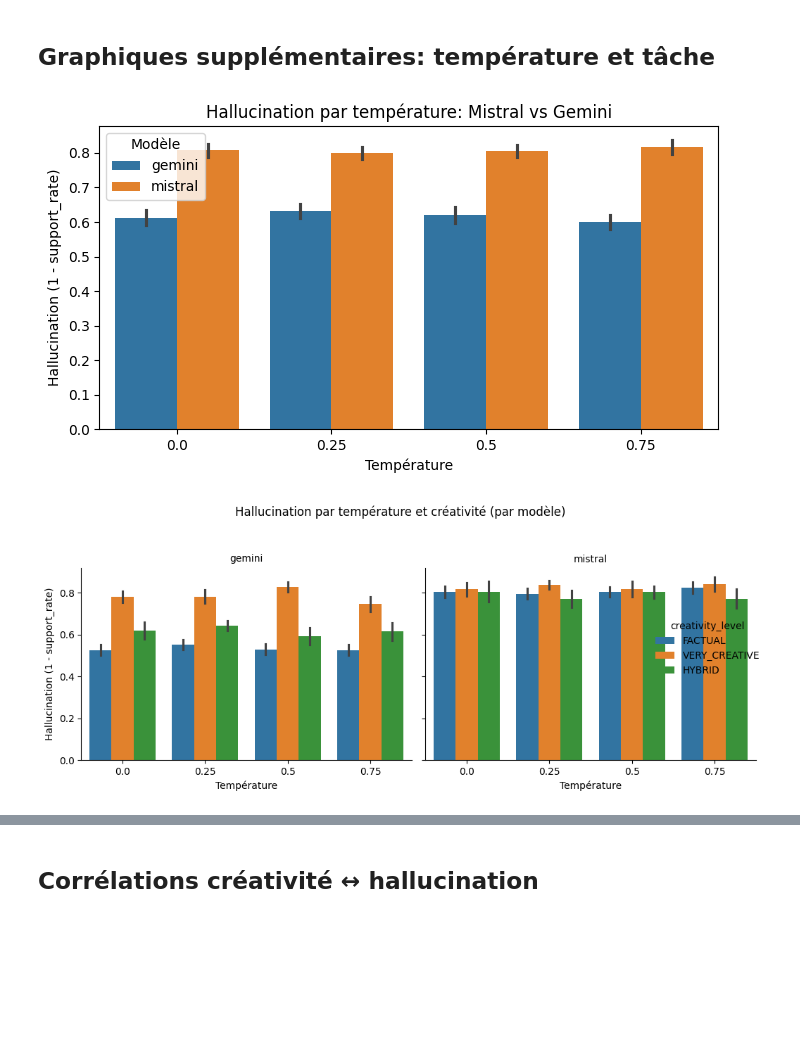
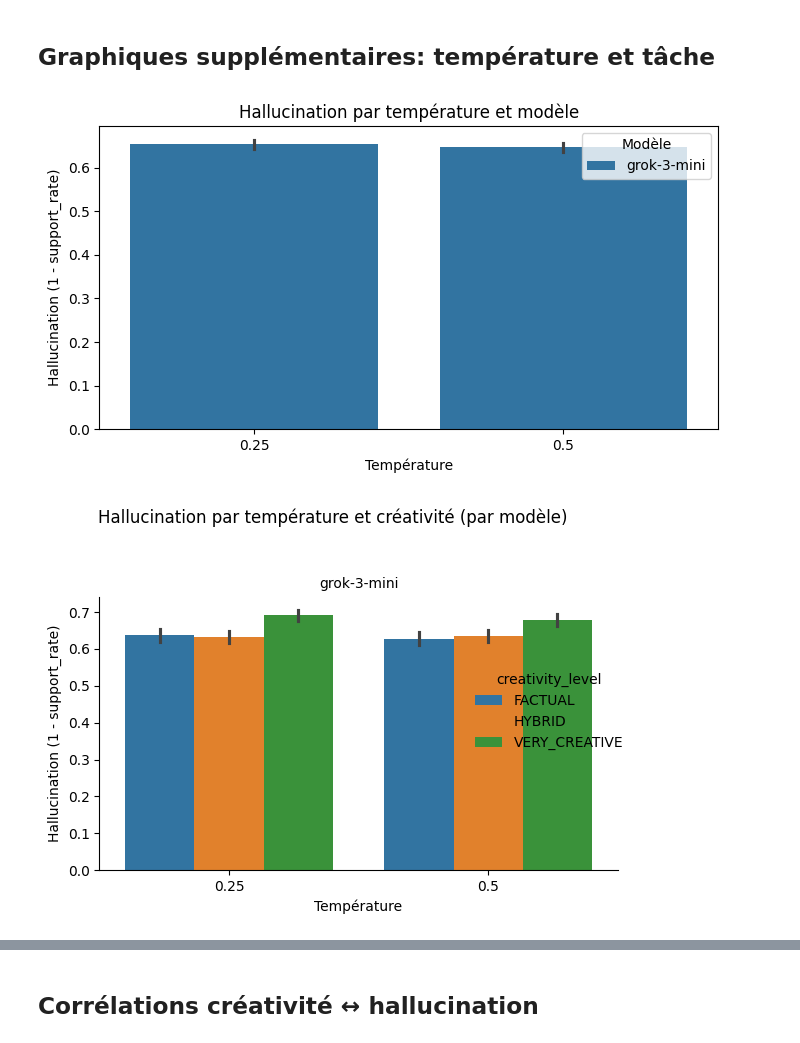
Before and after one commit to Fireman4740/HalluLens, a Jupyter notebook: notebook/correlation.ipynb, the cells around one changed output, grey strips where cells are left out. Cells and saved outputs as stored; diff of their text form; code cells hidden in the pictures; blank space fills up the shorter version.

```diff
--- a/notebook/correlation.ipynb
+++ b/notebook/correlation.ipynb
@@ -13,8 +15,11 @@ import json
 import pandas as pd
 import numpy as np
 
-OUTPUT_ROOT = Path('../output/longwiki-hybrid')
+OUTPUT_ROOT = Path('../output/longwiki-hybrid2')
 LENGTH_FILTER = None  # set to None to analyze all lengths
+
+CREATIVITY_ORDER = ['FACTUAL', 'HYBRID', 'VERY_CREATIVE']
+CREATIVITY_RANK = {k: i for i, k in enumerate(CREATIVITY_ORDER)}
 # %%
 def _read_jsonl(path):
     rows = []
@@ -25,6 +30,7 @@ def _read_jsonl(path):
                 continue
             rows.append(json.loads(line))
     return rows
+
 
 def load_run(run_dir):
     # generation metadata per prompt
@@ -40,6 +46,10 @@ def load_run(run_dir):
     # run-level metadata
     cfg = json.loads((run_dir / 'run_config.json').read_text(encoding='utf-8'))
     model_name = cfg.get('model_name')
+    if not model_name:
+        model_name = cfg.get('args', {}).get('model')
+        if isinstance(model_name, str) and '/' in model_name:
+            model_name = model_name.split('/')[-1]
     temperature = float(cfg.get('args', {}).get('temperature'))
 
     # claim-level evals
@@ -121,13 +179,18 @@ summary.sort_values(['length_words', 'creativity_level'])
 # %%
 # Ordre fixe des classes de créativité
-CREATIVITY_ORDER = ['FACTUAL', 'HYBRID', 'VERY_CREATIVE']
 df['creativity_level'] = pd.Categorical(df['creativity_level'], categories=CREATIVITY_ORDER, ordered=True)
 if 'df_f' in globals():
     df_f['creativity_level'] = pd.Categorical(df_f['creativity_level'], categories=CREATIVITY_ORDER, ordered=True)
+if 'df_base' in globals():
+    df_base['creativity_level'] = pd.Categorical(df_base['creativity_level'], categories=CREATIVITY_ORDER, ordered=True)
+if 'df_model_agg' in globals():
+    df_model_agg['creativity_level'] = pd.Categorical(df_model_agg['creativity_level'], categories=CREATIVITY_ORDER, ordered=True)
 if 'df_mg' in globals():
     df_mg['creativity_level'] = pd.Categorical(df_mg['creativity_level'], categories=CREATIVITY_ORDER, ordered=True)
 if 'df_mg_f' in globals():
     df_mg_f['creativity_level'] = pd.Categorical(df_mg_f['creativity_level'], categories=CREATIVITY_ORDER, ordered=True)
+if 'summary' in globals():
+    summary['creativity_level'] = pd.Categorical(summary['creativity_level'], categories=CREATIVITY_ORDER, ordered=True)
 # %% [markdown]
 **Note:** Les graphiques utilisent l'ordre FIXE des classes de créativité: FACTUAL → HYBRID → VERY_CREATIVE.
 # %%
@@ -193,14 +311,13 @@ by_model.sort_values(['model_name', 'temperature', 'length_words', 'creativity_l
 
 Ces graphiques comparent directement les deux familles de modèles.
 # %%
-# Filtrer les deux modèles (ajuste si d'autres variantes existent)
+# Comparaison multi-modèles (nom de modèle issu de run_config.json)
 import matplotlib.pyplot as plt
 import seaborn as sns
-model_mask = df['model_name'].str.contains('mistral', case=False) | df['model_name'].str.contains('gemini', case=False)
-df_mg = df[model_mask].copy()
-df_mg['model_family'] = df_mg['model_name'].apply(lambda x: 'mistral' if 'mistral' in x.lower() else 'gemini')
 
-# Appliquer le même filtre de longueur si défini
+# Utilise la base agrégée par modèle pour éviter les biais de taille d'échantillon
+df_mg = df_base.copy()
+MODEL_ORDER = sorted(df_mg['model_family'].unique())
+
+# Appliquer le même filtre de longueur si défini (déjà fait en amont)
 df_mg_f = df_mg.copy()
-if LENGTH_FILTER is not None:
-    df_mg_f = df_mg_f[df_mg_f['length_words'].isin(LENGTH_FILTER)]
@@ -260,34 +511,35 @@ for mf in ['mistral', 'gemini']:
 # %% [markdown]
 ## Graphiques supplémentaires: température et tâche
 # %%
-# Filtre Mistral vs Gemini déjà défini dans df_mg / df_mg_f
+# Filtre multi-modèles déjà défini dans df_mg / df_mg_f
 # 1) Température: comparaison par modèle
 plt.figure(figsize=(7,4))
-sns.barplot(data=df_mg, x='temperature', y='hallucination_rate', hue='model_family', estimator='mean', errorbar='se')
-plt.title('Hallucination par température: Mistral vs Gemini')
+sns.barplot(data=df_mg, x='temperature', y='hallucination_rate', hue='model_family', estimator='mean', errorbar='se', hue_order=MODEL_ORDER)
+plt.title('Hallucination par température et modèle')
 plt.xlabel('Température')
 plt.ylabel('Hallucination (1 - support_rate)')
 plt.legend(title='Modèle')
 plt.tight_layout()
 plt.show()
 # %% [output]
-[figure, old version]
+[figure, new version]
 # %%
 # 2) Température + créativité: facettes par modèle
 g = sns.catplot(
     data=df_mg,
     x='temperature', y='hallucination_rate',
     hue='creativity_level', col='model_family',
     kind='bar', estimator='mean', errorbar='se',
-    height=4, aspect=1.1
+    height=4, aspect=1.1,
+    hue_order=CREATIVITY_ORDER, col_order=MODEL_ORDER
 )
 g.set_titles('{col_name}')
 g.set_axis_labels('Température', 'Hallucination (1 - support_rate)')
 g.fig.suptitle('Hallucination par température et créativité (par modèle)', y=1.05)
 plt.tight_layout()
 plt.show()
 # %% [output]
-[figure, old version]
+[figure, new version]
 # %%
 # 3) Par tâche (INTERVIEW vs NEWS_ARTICLE, etc.)
 plt.figure(figsize=(7,4))
```
Also changed, not shown: parts of 36 cells of this notebook, 18 other files.
